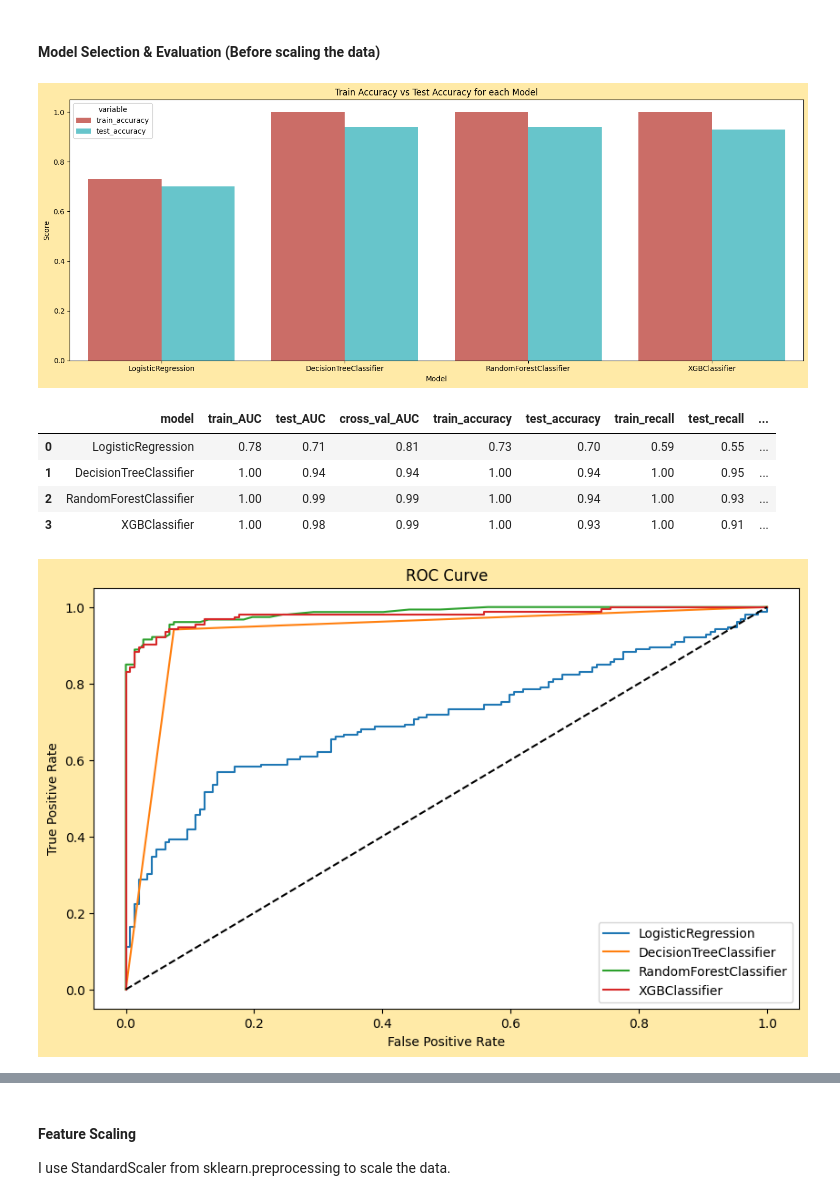
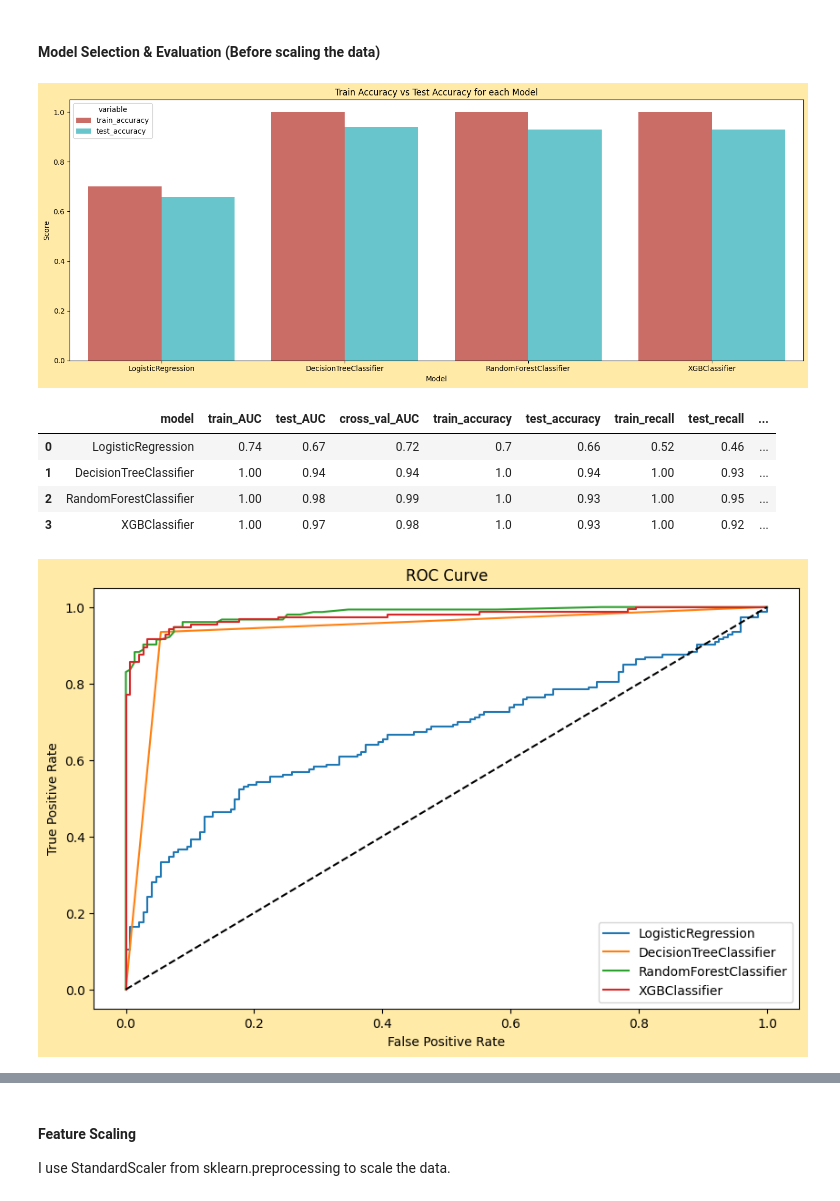
Before and after one commit to azaryasph/Predict-Customer-Clicked-Ads-Classification-By-Using-Machine-Learning, a Jupyter notebook: notebook/Predict Customer Clicked Ads Classification By Using Machine Learning.ipynb, the cells around one changed output, grey strips where cells are left out. Cells and saved outputs as stored; diff of their text form; code cells hidden in the pictures.

```diff
--- a/notebook/Predict Customer Clicked Ads Classification By Using Machine Learning.ipynb
+++ b/notebook/Predict Customer Clicked Ads Classification By Using Machine Learning.ipynb
@@ -754,7 +754,7 @@ provincecode = pd.get_dummies(dfm['province'], prefix='province').astype(int)
 dfm = pd.concat([dfm, provincecode], axis=1)
 
 # Drop the original 'province' columns
-dfm.drop(['province', 'age_group'], inplace=True, axis=1)
+dfm.drop(['province', 'age'], inplace=True, axis=1)
 
 print('DataFrame after feature encoding:')
 display(dfm.head())
@@ -834,39 +836,3 @@ X_val
-# %%
-X_val = dfe.copy().drop(columns='clicked_on_ad')
-y_val = dfe[['clicked_on_ad']]
-
-med_time = X_val['daily_time_spent_on_site'].median()
-X_val['daily_time_spent_on_site'].fillna(med_time, inplace=True)
-
-med_income = X_val['income'].median()
-X_val['income'].fillna(med_income, inplace=True)
-
-med_internet = X_val['daily_internet_usage'].median()
-X_val['daily_internet_usage'].fillna(med_internet, inplace=True)
-
-# handle categorical variables
-mod_gen = X_val['gender'].mode()[0]
-X_val['gender'].fillna(mod_gen, inplace=True)
-
-X_val['age_group'] = np.select(age_group, age_binning)
-
-X_val['province'] = X_val['province'].replace(province_mapping)
-
-notsig_feats = [
-    'Unnamed: 0', 'timestamp', 'ad_category', 'city', 'gender'
-]
-
-X_val = X_val.drop(notsig_feats, axis=1)
-
-y_val['clicked_on_ad'] = y_val['clicked_on_ad'].map(map_target)
-
-X_val['age_group'] = X_val['age_group'].map(map_age)
-
-provincecode = pd.get_dummies(X_val['province'], prefix='province').astype(int)
-
-X_val = pd.concat([X_val, provincecode], axis=1)
-
-X_val.drop(['province', 'age_group'], inplace=True, axis=1)
 # %% [markdown]
 ### Task 3 - Data Modelling
 **Task Goals** :<br> Develop a machine learning model to predict whether a customer will click on an ad.<br><br>
@@ -876,7 +842,7 @@ X_val.drop(['province', 'age_group'], inplace=True, axis=1)
 # %% [markdown]
 #### Model Selection & Evaluation (Before scaling the data)
 # %%
-def evaluate_model(model, X_train, y_train, X_test, y_test, threshold):
+def evaluate_model(model, X_train, y_train, X_test, y_test, X_val, threshold):
     """
     This function evaluates a given machine learninng model on training and testing data.
 
@@ -886,6 +852,7 @@ def evaluate_model(model, X_train, y_train, X_test, y_test, threshold):
     y_train (series): The target labels for the training data.
     X_test (DataFrame): The testing data.
     y_test (series): The target labels for the testing data.
+    X_val (DataFrame): The validation data for cross-validation.
     threshold (float): The probability threshold for the positive class in the ROC curve.
 
     Returns:
@@ -950,36 +917,36 @@ def evaluate_model(model, X_train, y_train, X_test, y_test, threshold):
 # %%
 lr = LogisticRegression(random_state=1103)
 dt = DecisionTreeClassifier(random_state=1103)
 rf = RandomForestClassifier(random_state=1103)
 xgb = XGBClassifier(random_state=1103)
 
 # List of models
 models = [lr, dt, rf, xgb]
 
 # Evaluate each model
-results = [evaluate_model(model, X_train, y_train, X_test, y_test, 0.5) for model in models]
+results = [evaluate_model(model, X_train, y_train, X_test, y_test, X_val, 0.5) for model in models]
 
 # Convert the results to a DataFrame
 df_model = pd.DataFrame(results)
 
 df_melted = df_model.melt(id_vars='model', value_vars=['train_accuracy', 'test_accuracy'])
 
 plt.figure(figsize=(15, 6), facecolor='#FFEAA7')
 sns.barplot(x='model', y='value', hue='variable', data=df_melted, palette='hls')
 plt.xlabel('Model')
 plt.ylabel('Score')
 plt.title('Train Accuracy vs Test Accuracy for each Model')
 plt.tight_layout()
 plt.show()
 
 display(df_model)
 # %% [output]
-[figure, old version]
+[figure, new version]
 |  | model | train_AUC | test_AUC | cross_val_AUC | train_accuracy | test_accuracy | train_recall | test_recall | ... |
-| 0 | LogisticRegression | 0.78 | 0.71 | 0.81 | 0.73 | 0.70 | 0.59 | 0.55 | ... |
-| 1 | DecisionTreeClassifier | 1.00 | 0.94 | 0.94 | 1.00 | 0.94 | 1.00 | 0.95 | ... |
-| 2 | RandomForestClassifier | 1.00 | 0.99 | 0.99 | 1.00 | 0.94 | 1.00 | 0.93 | ... |
-| 3 | XGBClassifier | 1.00 | 0.98 | 0.99 | 1.00 | 0.93 | 1.00 | 0.91 | ... |
+| 0 | LogisticRegression | 0.74 | 0.67 | 0.72 | 0.7 | 0.66 | 0.52 | 0.46 | ... |
+| 1 | DecisionTreeClassifier | 1.00 | 0.94 | 0.94 | 1.0 | 0.94 | 1.00 | 0.93 | ... |
+| 2 | RandomForestClassifier | 1.00 | 0.98 | 0.99 | 1.0 | 0.93 | 1.00 | 0.95 | ... |
+| 3 | XGBClassifier | 1.00 | 0.97 | 0.98 | 1.0 | 0.93 | 1.00 | 0.92 | ... |
 # %%
 # Plot the ROC curve for each model
 plt.figure(figsize=(10, 6), facecolor='#FFEAA7')
@@ -1005,7 +972,7 @@ plt.legend()
 
 plt.show()
 # %% [output]
-[figure, old version]
+[figure, new version]
 # %% [markdown]
 Based on the provided metrics, here's a summary of the model results:
 
```
Also changed, not shown: parts of 24 cells of this notebook.
